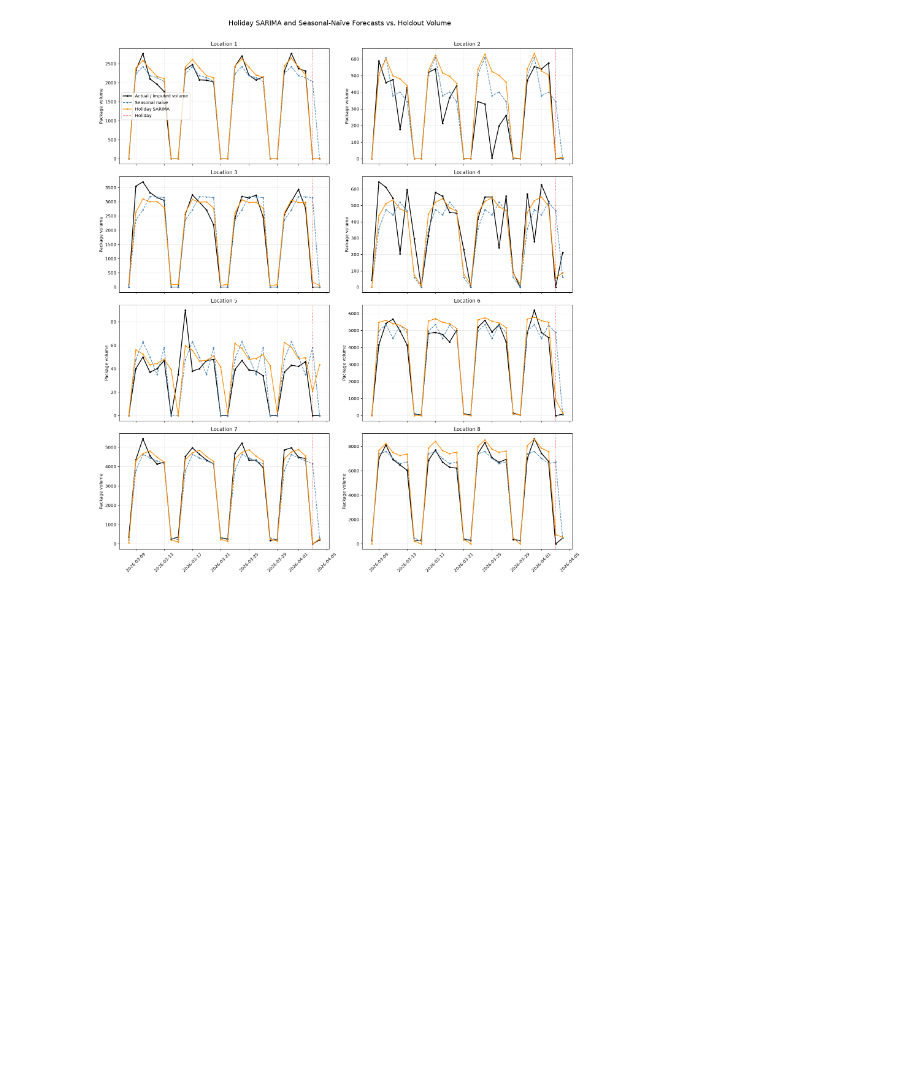
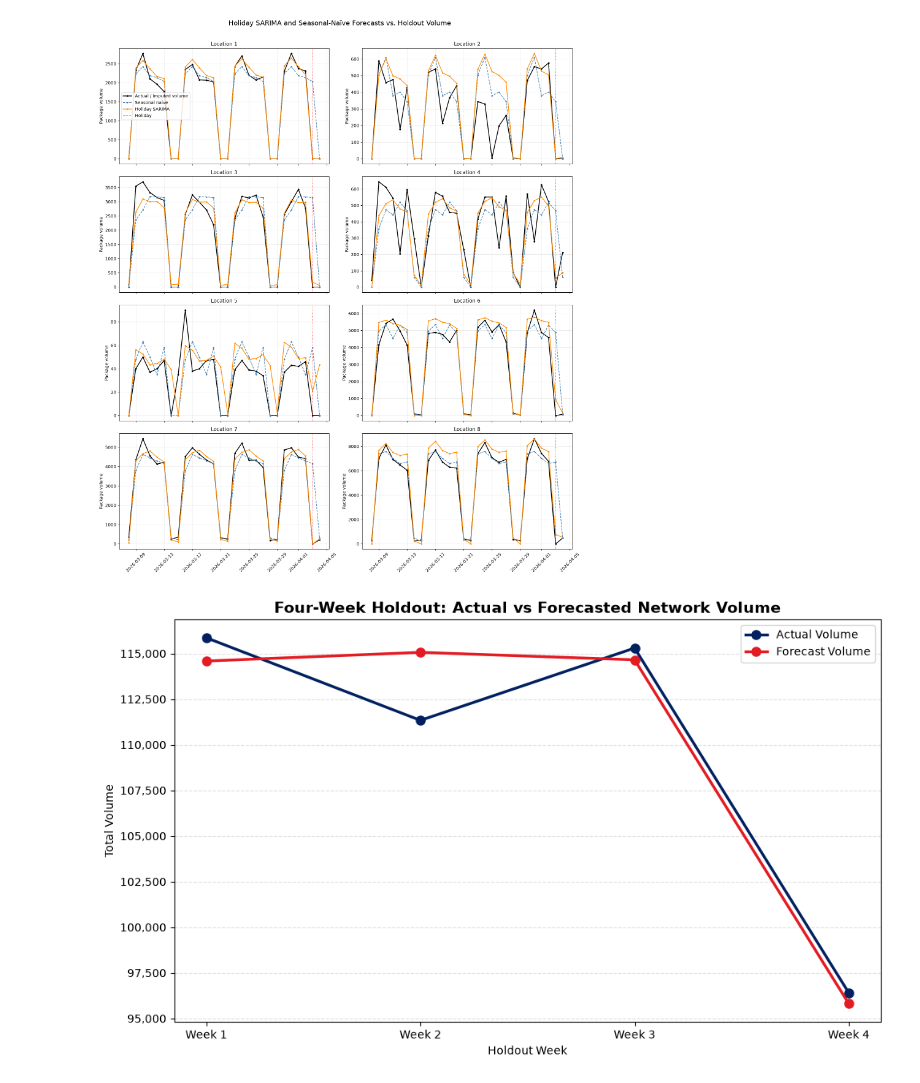
Before and after one commit to Sukh-sudo/Sukh-Forecast, a Jupyter notebook: notebooks/02_baselines_and_backtesting.ipynb, the cells around one changed output. Cells and saved outputs as stored; diff of their text form; code cells hidden in the pictures; blank space fills up the shorter version.

```diff
--- a/notebooks/02_baselines_and_backtesting.ipynb
+++ b/notebooks/02_baselines_and_backtesting.ipynb
@@ -1305,3 +1305,82 @@ benchmark_forecasts.to_csv(
     index=False,
     date_format="%Y-%m-%d"
 )
+# %%
+best_model_daily_forecasts = pd.read_csv(
+   "../outputs/forecasts/best_model_daily_forecasts.csv",
+    parse_dates=["Date"]
+)
+FIGURE_DIR = Path("../outputs/figures/forecast")
+FIGURE_DIR.mkdir(parents=True, exist_ok=True)
+
+holdout_weekly = best_model_daily_forecasts.copy()
+
+holdout_weekly["Date"] = pd.to_datetime(holdout_weekly["Date"])
+
+# Creates Week 1–4 based on consecutive seven-day forecast blocks
+holdout_start = holdout_weekly["Date"].min()
+
+holdout_weekly["forecast_week"] = (
+    (holdout_weekly["Date"] - holdout_start).dt.days // 7 + 1
+)
+
+holdout_weekly_summary = (
+    holdout_weekly
+    .groupby("forecast_week", as_index=False)
+    .agg(
+        actual_volume=("actual_volume", "sum"),
+        forecast_volume=("best_forecast", "sum")
+    )
+)
+
+fig, ax = plt.subplots(figsize=(10, 6))
+
+ax.plot(
+    holdout_weekly_summary["forecast_week"],
+    holdout_weekly_summary["actual_volume"],
+    marker="o",
+    linewidth=2.5,
+    markersize=8,
+    color="#002060",
+    label="Actual Volume"
+)
+
+ax.plot(
+    holdout_weekly_summary["forecast_week"],
+    holdout_weekly_summary["forecast_volume"],
+    marker="o",
+    linewidth=2.5,
+    markersize=8,
+    color="#E31B23",
+    label="Forecast Volume"
+)
+
+ax.set_title(
+    "Four-Week Holdout: Actual vs Forecasted Network Volume",
+    fontsize=14,
+    fontweight="bold"
+)
+ax.set_xlabel("Holdout Week")
+ax.set_ylabel("Total Volume")
+ax.set_xticks(holdout_weekly_summary["forecast_week"])
+ax.set_xticklabels(
+    [f"Week {week}" for week in holdout_weekly_summary["forecast_week"]]
+)
+ax.yaxis.set_major_formatter(lambda y, pos: f"{y:,.0f}")
+ax.legend()
+ax.grid(axis="y", linestyle="--", alpha=0.4)
+
+plt.tight_layout()
+plt.savefig(
+    FIGURE_DIR / "holdout_actual_vs_forecast_by_week.png",
+    dpi=300,
+    bbox_inches="tight"
+)
+
+plt.tight_layout()
+plt.savefig(FIGURE_DIR / "holdout_actual_vs_forecast_by_week.png", dpi=300, bbox_inches="tight")
+plt.show()
+
+holdout_weekly_summary
+# %% [output]
+[figure, added]
```
Also changed, not shown: parts of 1 cell of this notebook, 5 other files.
